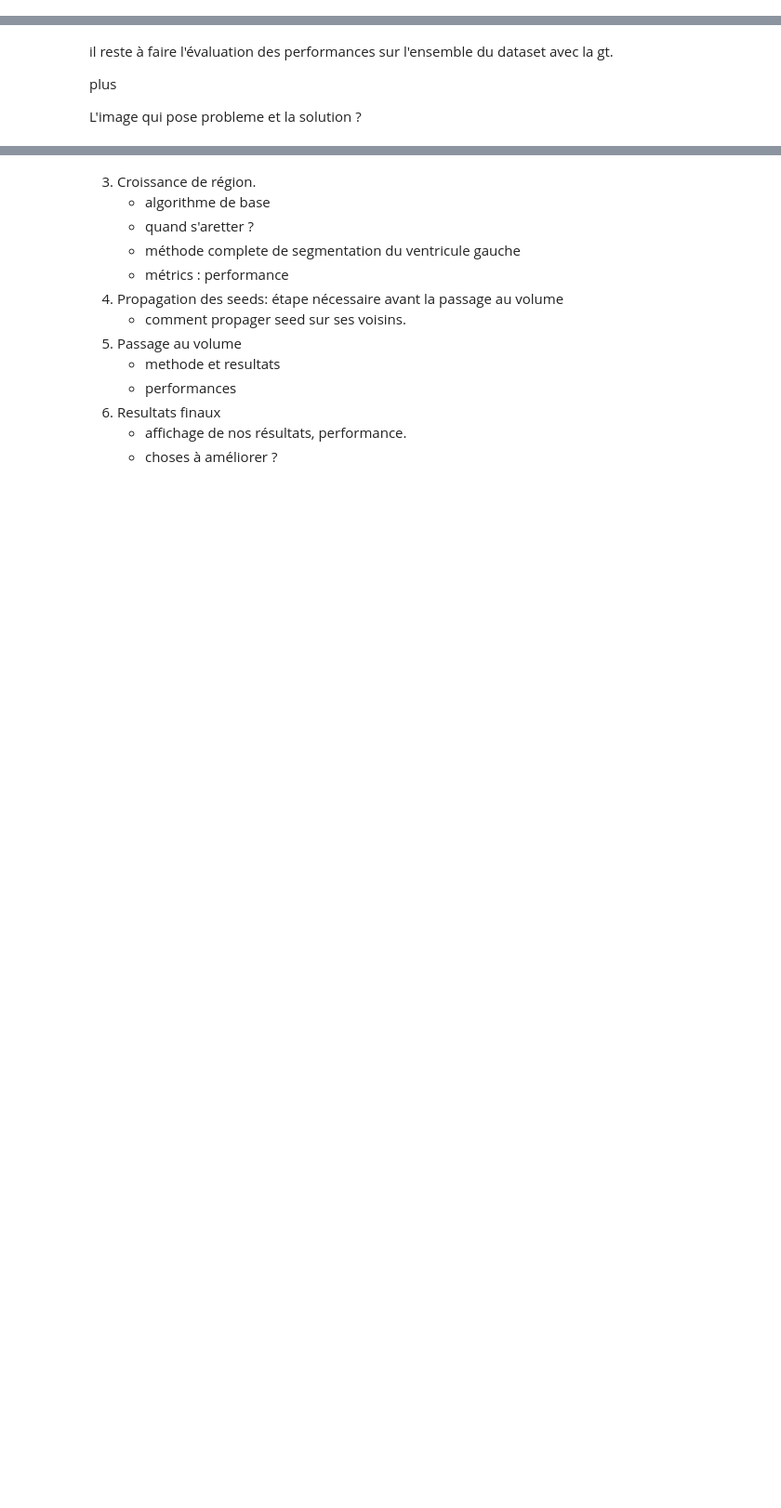
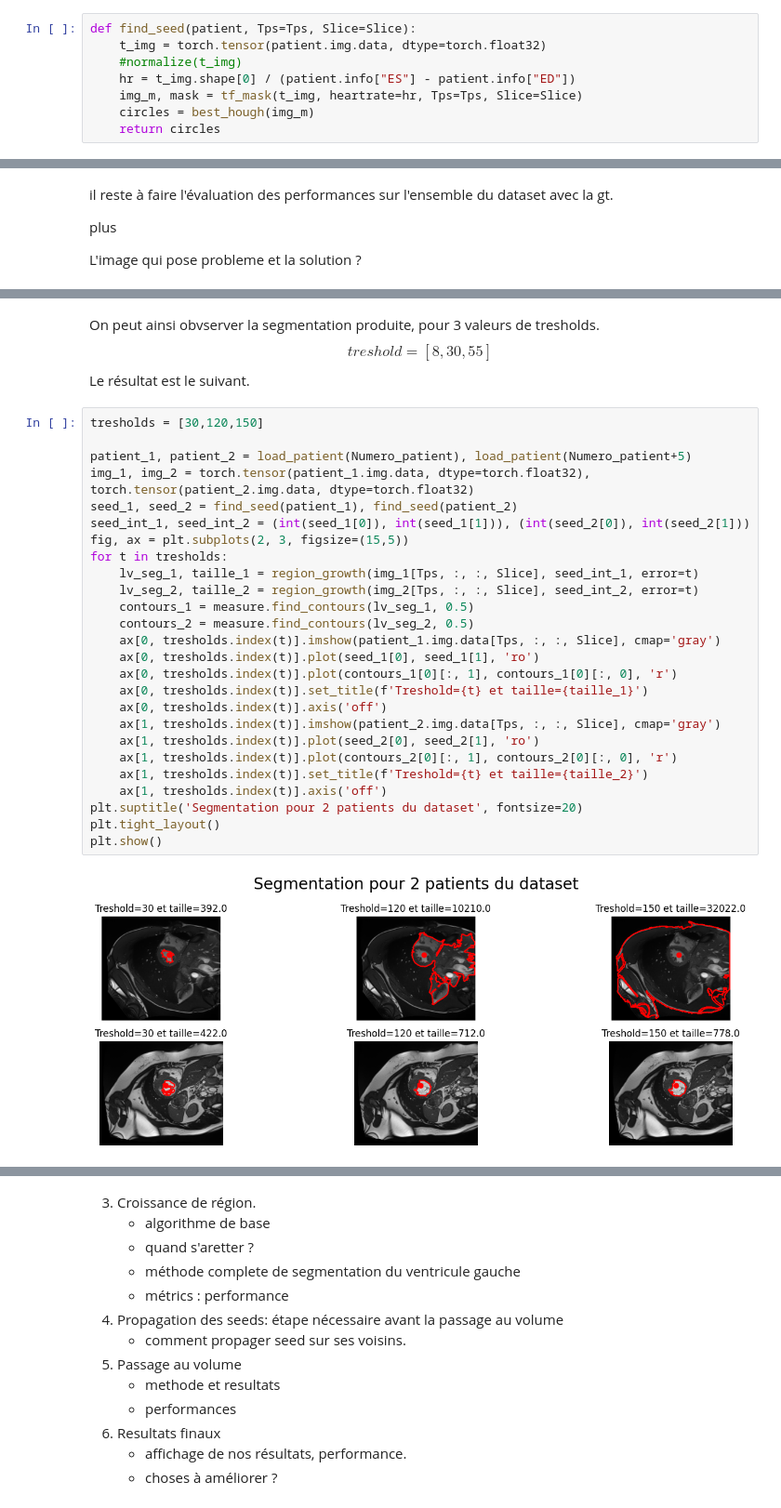
Before and after one commit to Bastaxeloux/proj3dt, a Jupyter notebook: Rendu.ipynb, the cells around one changed output, grey strips where cells are left out. Shown at 93% size. Saved outputs shown, nothing was run; the diff lists cells and outputs as text; blank space fills up the shorter version.

```diff
--- a/Rendu.ipynb
+++ b/Rendu.ipynb
@@ -318,0 +320,8 @@ hough_appercu(1,6)
+# %%
+def find_seed(patient, Tps=Tps, Slice=Slice):
+    t_img = torch.tensor(patient.img.data, dtype=torch.float32)
+    #normalize(t_img)
+    hr = t_img.shape[0] / (patient.info["ES"] - patient.info["ED"])
+    img_m, mask = tf_mask(t_img, heartrate=hr, Tps=Tps, Slice=Slice)
+    circles = best_hough(img_m)
+    return circles
@@ -324,0 +451,32 @@ L'image qui pose probleme et la solution ?
+# %% [markdown]
+On peut ainsi obvserver la segmentation produite, pour 3 valeurs de tresholds.
+$$treshold = [8,30,55]$$
+Le résultat est le suivant.
+# %%
+tresholds = [30,120,150]
+
+patient_1, patient_2 = load_patient(Numero_patient), load_patient(Numero_patient+5)
+img_1, img_2 = torch.tensor(patient_1.img.data, dtype=torch.float32), torch.tensor(patient_2.img.data, dtype=torch.float32)
+seed_1, seed_2 = find_seed(patient_1), find_seed(patient_2)
+seed_int_1, seed_int_2 = (int(seed_1[0]), int(seed_1[1])), (int(seed_2[0]), int(seed_2[1]))
+fig, ax = plt.subplots(2, 3, figsize=(15,5))
+for t in tresholds:
+    lv_seg_1, taille_1 = region_growth(img_1[Tps, :, :, Slice], seed_int_1, error=t)
+    lv_seg_2, taille_2 = region_growth(img_2[Tps, :, :, Slice], seed_int_2, error=t)
+    contours_1 = measure.find_contours(lv_seg_1, 0.5)
+    contours_2 = measure.find_contours(lv_seg_2, 0.5)
+    ax[0, tresholds.index(t)].imshow(patient_1.img.data[Tps, :, :, Slice], cmap='gray')
+    ax[0, tresholds.index(t)].plot(seed_1[0], seed_1[1], 'ro')
+    ax[0, tresholds.index(t)].plot(contours_1[0][:, 1], contours_1[0][:, 0], 'r')
+    ax[0, tresholds.index(t)].set_title(f'Treshold={t} et taille={taille_1}')
+    ax[0, tresholds.index(t)].axis('off')
+    ax[1, tresholds.index(t)].imshow(patient_2.img.data[Tps, :, :, Slice], cmap='gray')
+    ax[1, tresholds.index(t)].plot(seed_2[0], seed_2[1], 'ro')
+    ax[1, tresholds.index(t)].plot(contours_2[0][:, 1], contours_2[0][:, 0], 'r')
+    ax[1, tresholds.index(t)].set_title(f'Treshold={t} et taille={taille_2}')
+    ax[1, tresholds.index(t)].axis('off')
+plt.suptitle('Segmentation pour 2 patients du dataset', fontsize=20)
+plt.tight_layout()
+plt.show()
+# %% [output]
+[figure, added]
```
Also changed, not shown: parts of 15 cells of this notebook, 17 other files.
